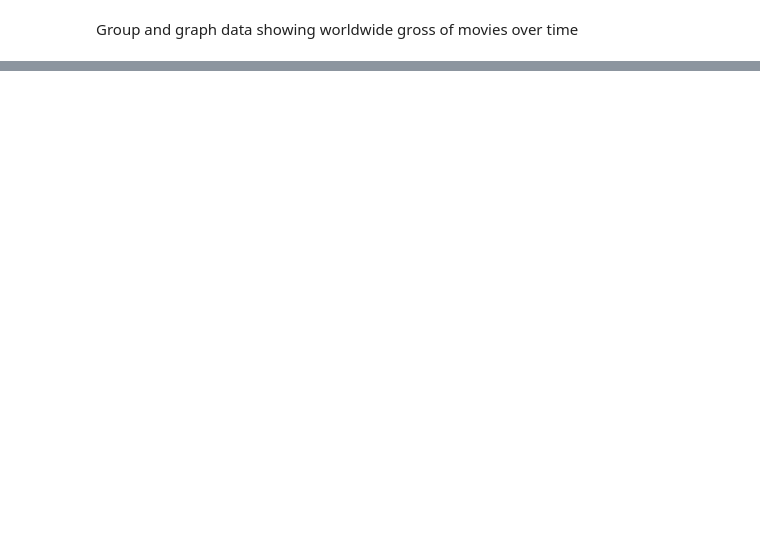
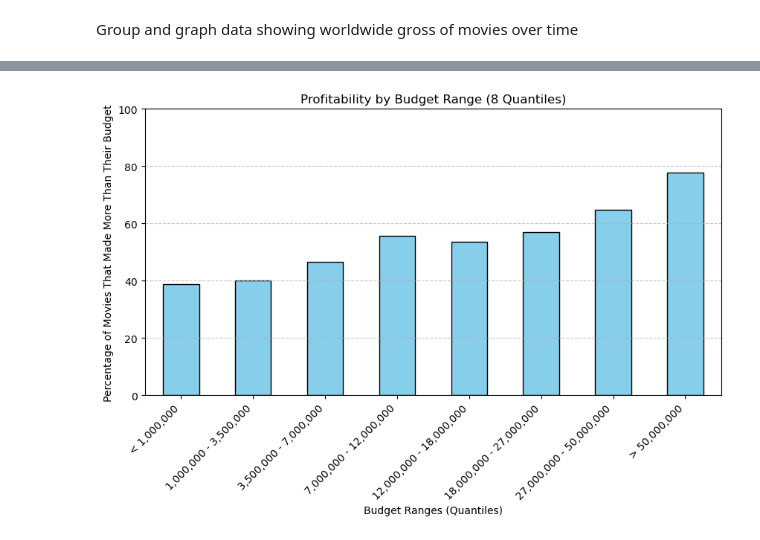
Before and after one commit to DaxKelson/aibootcampGroup3Project1, a Jupyter notebook: min_budget_threshold.ipynb, the cells around one changed output, grey strips where cells are left out. Cells and saved outputs as stored; diff of their text form; code cells hidden in the pictures; blank space fills up the shorter version.

```diff
--- a/min_budget_threshold.ipynb
+++ b/min_budget_threshold.ipynb
@@ -177,0 +230,29 @@ plt.show()
+# %%
+# Step 1: Compute 8 budget quantiles
+budget_quantiles = imbd_all_years_df['budget'].quantile([0.125, 0.25, 0.375, 0.5, 0.625, 0.75, 0.875, 1.0])
+
+# Create labels based on the quantile cutoff values
+quantile_labels = [f"< {budget_quantiles.iloc[0]:,.0f}"] + \
+                  [f"{budget_quantiles.iloc[i]:,.0f} - {budget_quantiles.iloc[i+1]:,.0f}" for i in range(len(budget_quantiles)-2)] + \
+                  [f"> {budget_quantiles.iloc[-2]:,.0f}"]
+
+# Step 2: Assign movies to budget quantiles
+imbd_all_years_df['Budget_Quantile'] = pd.qcut(imbd_all_years_df['budget'], q=8, labels=quantile_labels)
+
+# Step 3: Compute the percentage of movies in each budget quantile that made more than their budget
+quantile_stats = imbd_all_years_df.groupby('Budget_Quantile').apply(lambda group: (group['Profit'] > (group['budget']/20)).mean() * 100)
+
+# Step 4: Plot the results
+plt.figure(figsize=(10, 5))
+quantile_stats.plot(kind='bar', color='skyblue', edgecolor='black')
+
+plt.xlabel("Budget Ranges (Quantiles)")
+plt.ylabel("Percentage of Movies That Made More Than Their Budget")
+plt.title("Profitability by Budget Range (8 Quantiles)")
+plt.xticks(rotation=45, ha="right")  # Rotate labels for readability
+plt.ylim(0, 100)
+plt.grid(axis='y', linestyle='--', alpha=0.7)
+
+plt.show()
+# %% [output]
+[figure, added]
```
Also changed, not shown: parts of 15 cells of this notebook.
